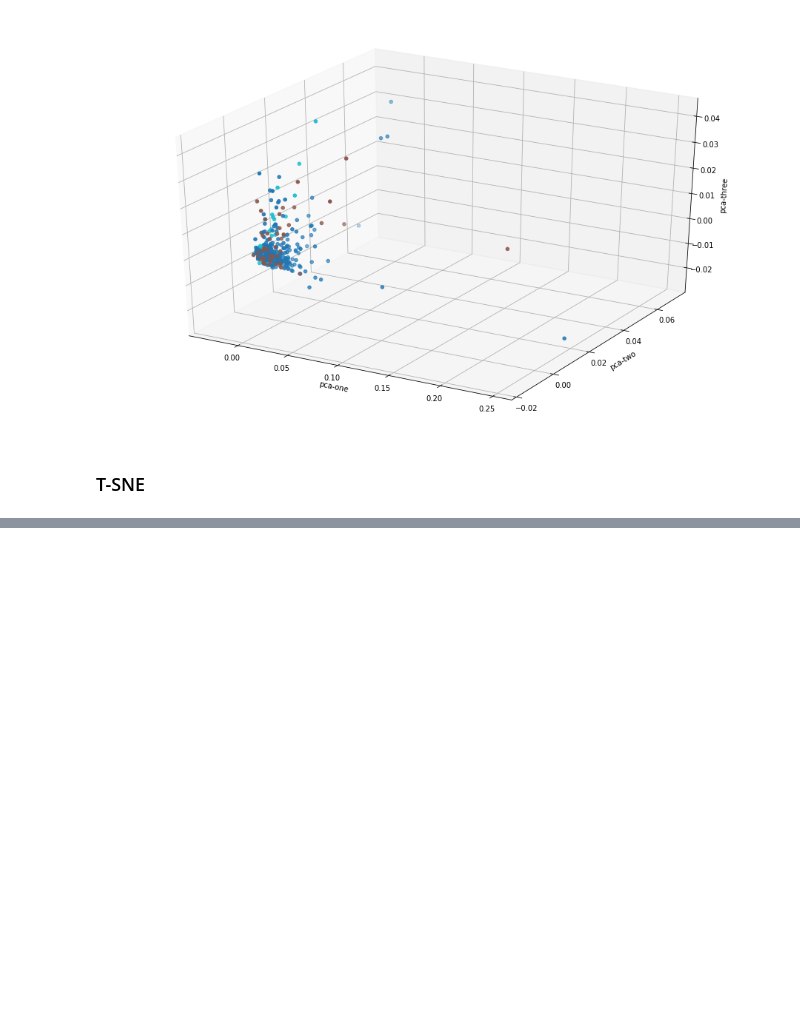
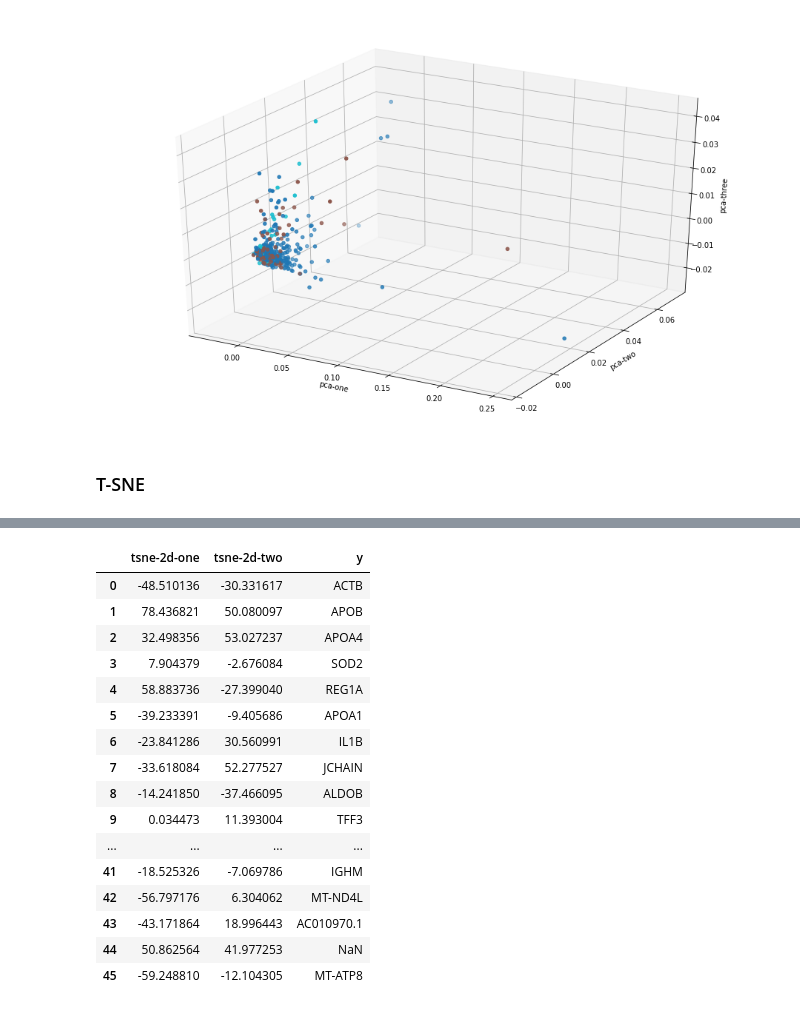
Before and after one commit to mkamineni/6.802Final, a Jupyter notebook: dimensionality_reduction.ipynb, the cells around one changed output, grey strips where cells are left out. Cells and saved outputs as stored; diff of their text form; code cells hidden in the pictures; blank space fills up the shorter version.

```diff
--- a/dimensionality_reduction.ipynb
+++ b/dimensionality_reduction.ipynb
@@ -223,0 +287,24 @@ sns.scatterplot(
+# %%
+gene_tsne_df = pd.DataFrame()
+gene_tsne_df['tsne-2d-one'] = tsne_results[:,0]
+gene_tsne_df['tsne-2d-two'] = tsne_results[:,1]
+gene_tsne_df['y'] = names
+gene_tsne_df
+# %% [output]
+|  | tsne-2d-one | tsne-2d-two | y |
+| 0 | -48.510136 | -30.331617 | ACTB |
+| 1 | 78.436821 | 50.080097 | APOB |
+| 2 | 32.498356 | 53.027237 | APOA4 |
+| 3 | 7.904379 | -2.676084 | SOD2 |
+| 4 | 58.883736 | -27.399040 | REG1A |
+| 5 | -39.233391 | -9.405686 | APOA1 |
+| 6 | -23.841286 | 30.560991 | IL1B |
+| 7 | -33.618084 | 52.277527 | JCHAIN |
+| 8 | -14.241850 | -37.466095 | ALDOB |
+| 9 | 0.034473 | 11.393004 | TFF3 |
+| ... | ... | ... | ... |
+| 41 | -18.525326 | -7.069786 | IGHM |
+| 42 | -56.797176 | 6.304062 | MT-ND4L |
+| 43 | -43.171864 | 18.996443 | AC010970.1 |
+| 44 | 50.862564 | 41.977253 | NaN |
+| 45 | -59.248810 | -12.104305 | MT-ATP8 |
```
Also changed, not shown: parts of 15 cells of this notebook, 1 other file.
